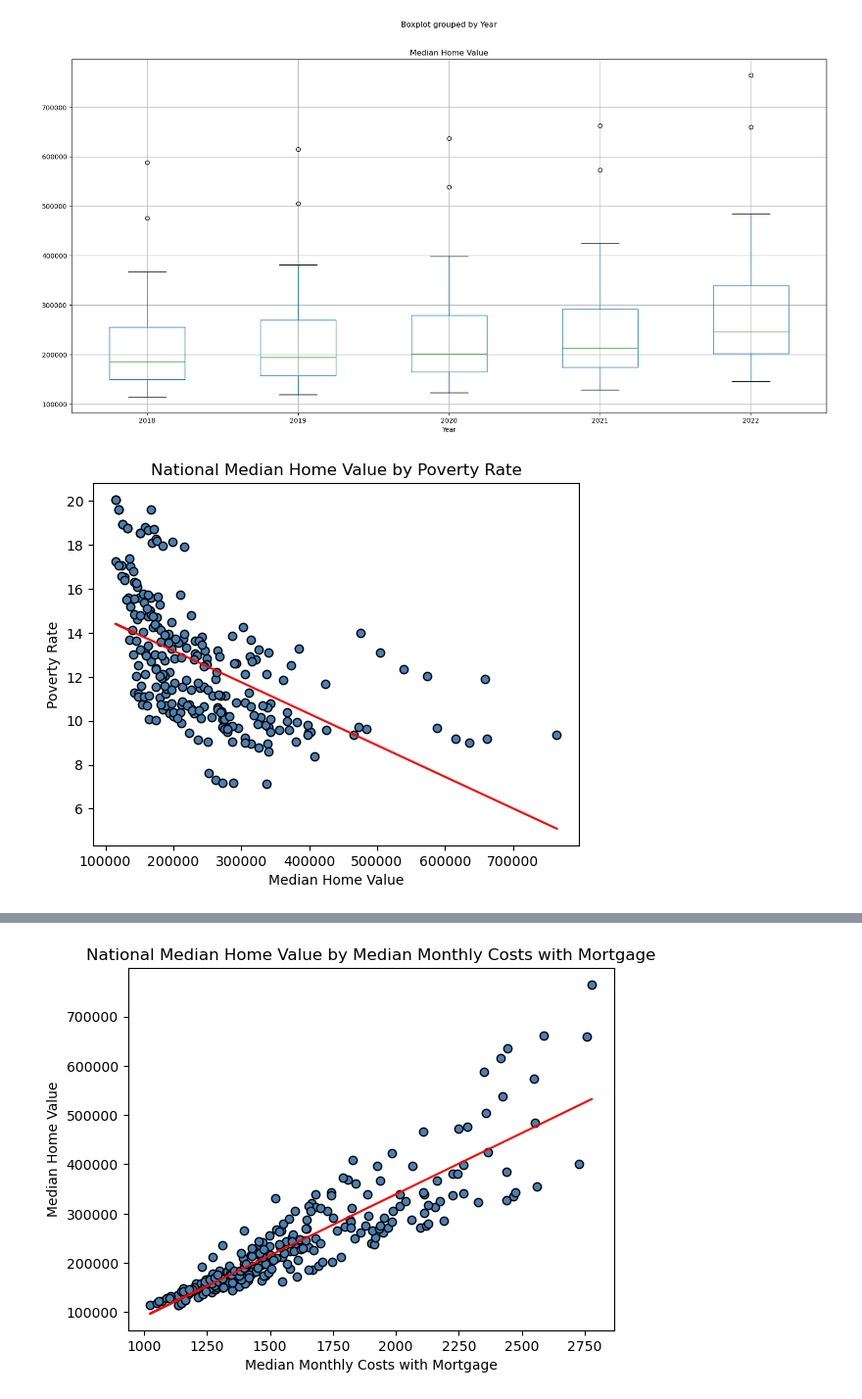
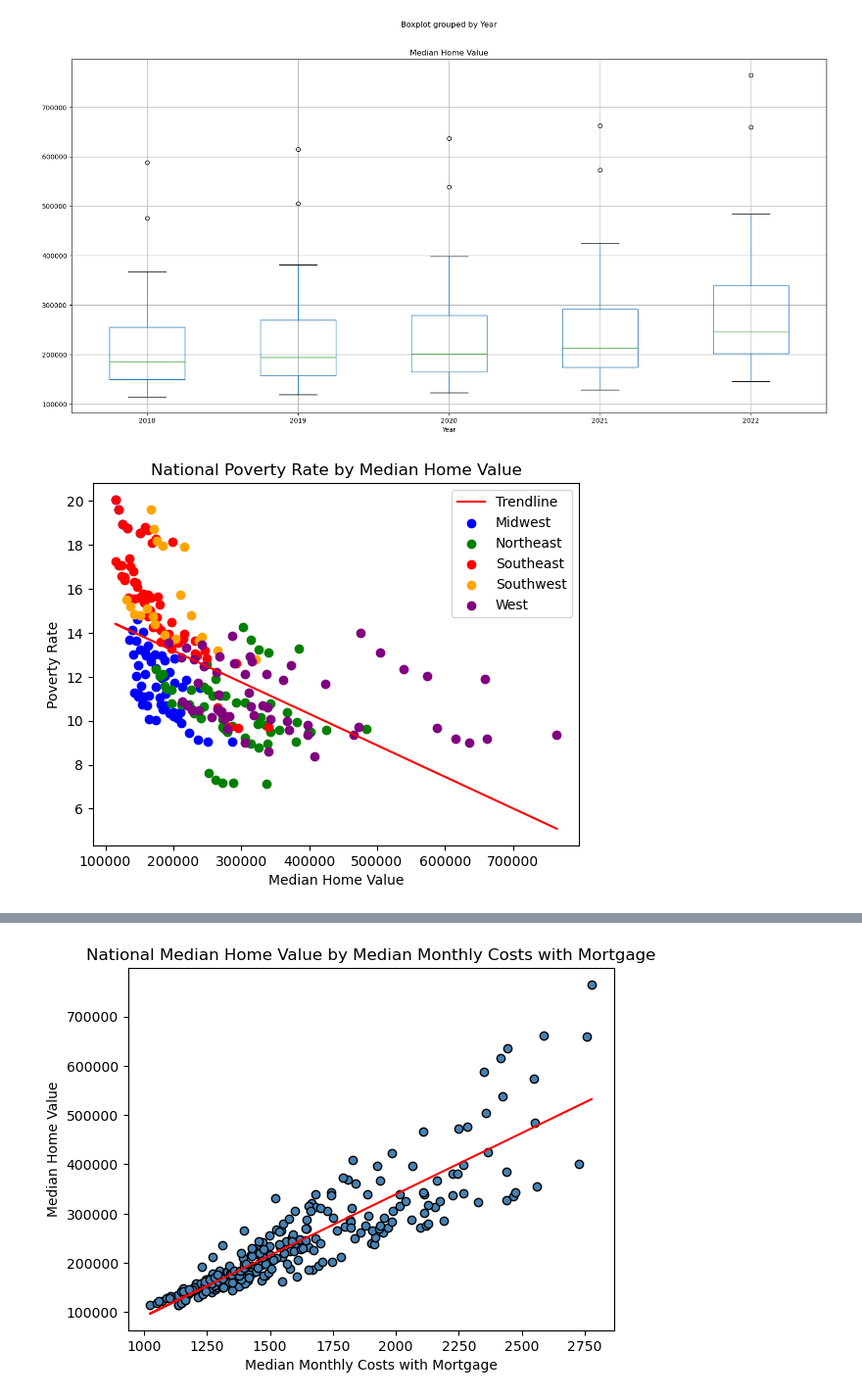
Before and after one commit to cmhillm75/US-Housing-Trends, a Jupyter notebook: nationwide.ipynb, the cells around one changed output, grey strips where cells are left out. Shown at 98% size. Saved outputs shown, nothing was run; the diff lists cells and outputs as text; code cells hidden in the pictures.

```diff
--- a/nationwide.ipynb
+++ b/nationwide.ipynb
@@ -323,15 +344,22 @@ census_pd.boxplot("Median Home Value", by="Year", figsize=(20, 10))
 <Axes: title={'center': 'Median Home Value'}, xlabel='Year'>
 [figure]
 # %%
-plt.plot(census_pd["Median Home Value"], regressValues(census_pd["Median Home Value"], census_pd["Poverty Rate"]),"r-")
-plt.scatter(census_pd["Median Home Value"], census_pd["Poverty Rate"], marker="o", facecolors="steelblue", edgecolors="black")
+plt.plot(census_pd["Median Home Value"], regressValues(census_pd["Median Home Value"], census_pd["Poverty Rate"]), "r-", label="Trendline")
+# plt.scatter(census_pd["Median Home Value"], census_pd["Poverty Rate"], marker="o", facecolors="steelblue", edgecolors="black")
+
+plt.scatter(census_pd.loc[census_pd["Region"] == "Midwest"]["Median Home Value"], census_pd.loc[census_pd["Region"] == "Midwest"]["Poverty Rate"], marker="o", linestyle='-', facecolors='blue', label='Midwest')
+plt.scatter(census_pd.loc[census_pd["Region"] == "Northeast"]["Median Home Value"], census_pd.loc[census_pd["Region"] == "Northeast"]["Poverty Rate"], marker="o", linestyle='-', facecolors='green', label='Northeast')
+plt.scatter(census_pd.loc[census_pd["Region"] == "Southeast"]["Median Home Value"], census_pd.loc[census_pd["Region"] == "Southeast"]["Poverty Rate"], marker="o", linestyle='-', facecolors='red', label='Southeast')
+plt.scatter(census_pd.loc[census_pd["Region"] == "Southwest"]["Median Home Value"], census_pd.loc[census_pd["Region"] == "Southwest"]["Poverty Rate"], marker="o", linestyle='-', facecolors='orange', label='Southwest')
+plt.scatter(census_pd.loc[census_pd["Region"] == "West"]["Median Home Value"], census_pd.loc[census_pd["Region"] == "West"]["Poverty Rate"], marker="o", linestyle='-', facecolors='purple', label='West')
 
 # Incorporate the other graph properties
-plt.title('National Median Home Value by Poverty Rate')
+plt.title('National Poverty Rate by Median Home Value')
 plt.xlabel('Median Home Value')
 plt.ylabel('Poverty Rate')
+plt.legend(loc="upper right")
 
 # Show plot
 plt.show()
 # %% [output]
-[figure, old version]
+[figure, new version]
```
Also changed, not shown: parts of 6 cells of this notebook.
